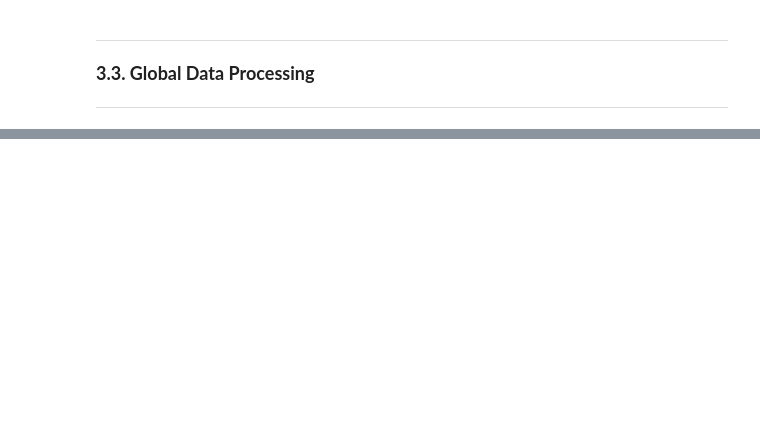
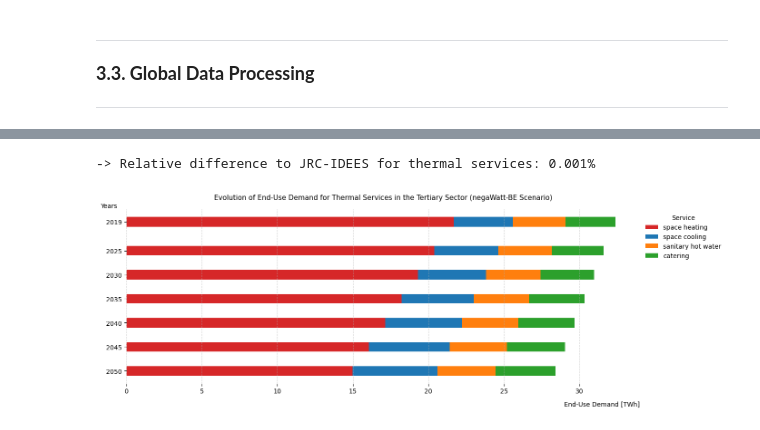
Before and after one commit to laterrea/negaWatt-BE, a Jupyter notebook: nW_BE_demand_model_buildings.ipynb, the cells around one changed output, grey strips where cells are left out. Drawn from its saved outputs; the diff is of its cells as text; code cells hidden in the pictures; blank space fills up the shorter version.

```diff
--- a/nW_BE_demand_model_buildings.ipynb
+++ b/nW_BE_demand_model_buildings.ipynb
@@ -911,4 +916,8 @@ adoption of SlowHeating, report some to electric appliances!
 # %%
 d_cons_temp = 0.07
-d_temp = 2
+d_temp = 1
 suf_TS_tes_sht = 1-d_temp*d_cons_temp
+if post_process:
+    print(f'Evolution of space heating energy demand: {round(-(1-(trg_TS_tes_sht*suf_TS_tes_sht)/(ref_TS_tes_sht))*100,1)}% [kWh/m²]')
+    print(f' -> By 2019, the annual heating energy demand is {round(ref_TS_tes_sht,               2)} kWh/m²')
+    print(f' -> By 2050, the annual heating energy demand is {round(trg_TS_tes_sht*suf_RS_tes_sht,2)} kWh/m²')
@@ -948,15 +988,19 @@ Evolution of sanitary hot water consumption: 0.0% [kWh/person]
 # %%
 # Inputs - Define Sufficiency Scenario Data (SUF)
-pro_TS_tes_cat     = 0.30
+pro_TS_tes_cat     = 0.20
 ref_TS_tes_cat_gas = (8.421+106.309)/284.204 # ktoe_gas/ktoe_tot (from JRC-IDEES)
 trg_TS_tes_cat_gas = 0.050
 ref_TS_tes_cat_bio =          1.603 /284.204 # ktoe_bio/ktoe_tot (from JRC-IDEES)
 trg_TS_tes_cat_bio = ref_TS_tes_cat_bio
 # Outputs - Sufficiency Scenario Data (SUF)
 trg_TS_tes_cat     = (1+pro_TS_tes_cat)*ref_TS_tes_cat # kWh/person
-#trg_TS_tes_cat_gas = (1+pro_TS_tes_cat)*ref_TS_tes_cat_gas
-#trg_TS_tes_cat_bio = (1+pro_TS_tes_cat)*ref_TS_tes_cat_bio
+share_ctrg_gas = linear_growth(2019,  ref_TS_tes_cat_gas,
+                               2050,  trg_TS_tes_cat_gas,years) # [%]
+share_ctrg_bio = linear_growth(2019,  ref_TS_tes_cat_bio,
+                               2050,  trg_TS_tes_cat_bio,years) # [%]
+share_ctrg_ele = linear_growth(2019,1-ref_TS_tes_cat_gas-ref_TS_tes_cat_bio,
+                               2050,1-trg_TS_tes_cat_gas-trg_TS_tes_cat_bio,years) # [%]
 print(f'Evolution of catering consumption: {round(pro_TS_tes_cat*100,1)}% [kWh/person]')
-print(f' -> By 2019, the equivalent consumption is {round(ref_TS_tes_cat/365,2)} kWh per day and per person')
-print(f' -> By 2050, the equivalent consumption is {round(trg_TS_tes_cat/365,2)} kWh per day and per person')
+print(f' -> By 2019, the equivalent consumption is {round(ref_TS_tes_cat,2)} kWh per person')
+print(f' -> By 2050, the equivalent consumption is {round(trg_TS_tes_cat,2)} kWh per person')
 # %% [output]
@@ -1155,0 +1100,48 @@ dtype: float64
+# %%
+# Tertiary Sector - Thermal Energy Services
+tes_TS_tot = {
+    'space heating':      linear_growth(2019,ref_TS_tes_sht               *df_SUF["TS total surface [Mm²]"][2019]*1e-3,
+                                        2050,trg_TS_tes_sht*suf_TS_tes_sht*df_SUF["TS total surface [Mm²]"][2050]*1e-3,years), # [TWh] kWh/m² * m²
+    'space cooling':      linear_growth(2019,ref_TS_tes_scl               *df_SUF["TS total surface [Mm²]"][2019]*1e-3,
+                                        2050,trg_TS_tes_scl               *df_SUF["TS total surface [Mm²]"][2050]*1e-3,years), # [TWh] kWh/m² * m²
+    'sanitary hot water': linear_growth(2019,ref_TS_tes_shw               *df_SUF["population [person]"]   [2019]*1e-9,
+                                        2050,trg_TS_tes_shw               *df_SUF["population [person]"]   [2050]*1e-9,years), # [TWh] kWh/person * person
+    'catering':           linear_growth(2019,ref_TS_tes_cat               *df_SUF["population [person]"]   [2019]*1e-9,
+                                        2050,trg_TS_tes_cat               *df_SUF["population [person]"]   [2019]*1e-9,years), # [TWh] kWh/person * person
+    }
+if post_process:
+    total_TWh  = sum(val[0] for val in tes_TS_tot.values())
+    total_ktoe = total_TWh*1e+3/ktoe_to_GWh
+    print(f'-> Relative difference to JRC-IDEES for thermal services: {round(100*(2783.260-total_ktoe)/2783.260,3)}%')
+    # === PLOT ===
+    df_tes_TS_tot = pd.DataFrame(tes_TS_tot, index=years)
+    dfts = df_tes_TS_tot
+    fig1, ax = plt.subplots(figsize=(14, 5))
+    bottom = np.zeros(len(dfts))
+    colors = ['tab:red','tab:blue','tab:orange','tab:green']
+    # Thicker bars → control via height argument
+    bar_height = 2.0  # default is ~0.8; increase to 0.9–1.0 for thicker bars
+    for i, activity in enumerate(dfts.columns):
+        ax.barh(dfts.index, dfts[activity],
+                left=bottom, label=activity,
+                color=colors[i % len(colors)],
+                height=bar_height)
+        bottom += dfts[activity]
+    ax.set_xlabel("End-Use Demand [TWh]", fontsize=10, ha='right', va='top')
+    ax.xaxis.set_label_coords(1, -0.1)
+    ax.set_ylabel("Years", fontsize=10, rotation=0, ha='left', va='bottom')
+    ax.yaxis.set_label_coords(-0.05, 1)
+    ax.set_yticks(years)
+    ax.yaxis.set_inverted(True) # inverted axis with autoscaling
+    ax.set_title("Evolution of End-Use Demand for Thermal Services in the Tertiary Sector (negaWatt-BE Scenario)", fontsize=11, pad=15)
+    ax.legend(bbox_to_anchor=(1, 1), loc='upper left', title="Service", frameon=False)
+    ax.grid(axis='x', linestyle='--', alpha=0.6)
+    ax.spines['top'].set_visible(False)
+    ax.spines['right'].set_visible(False)
+    ax.spines['bottom'].set_visible(False)
+    ax.spines['left'].set_visible(False)
+    fig1.tight_layout()
+    plt.show()
+# %% [output]
+-> Relative difference to JRC-IDEES for thermal services: 0.001%
+[figure, added]
```
Also changed, not shown: parts of 41 cells of this notebook, 6 other files.
